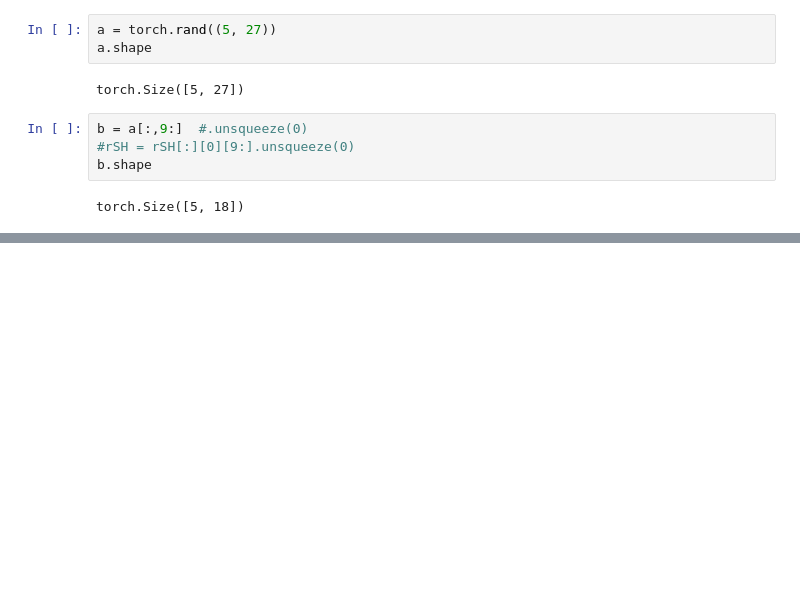
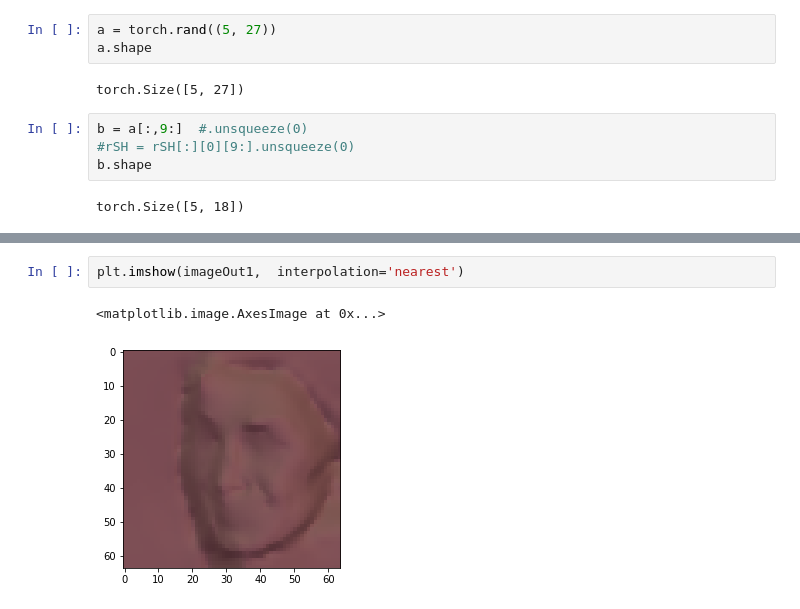
Before and after one commit to bhushan23/Light-Estimation, a Jupyter notebook: LDAN/ShadingFromSH.ipynb, the cells around one changed output, grey strips where cells are left out. Saved outputs shown, nothing was run; the diff lists cells and outputs as text; blank space fills up the shorter version.

```diff
--- a/LDAN/ShadingFromSH.ipynb
+++ b/LDAN/ShadingFromSH.ipynb
@@ -279,0 +291,5 @@ torch.Size([5, 18])
+# %%
+plt.imshow(imageOut1,  interpolation='nearest')
+# %% [output]
+<matplotlib.image.AxesImage at 0x...>
+[figure, added]
```
Also changed, not shown: parts of 14 cells of this notebook, 6 other files.
